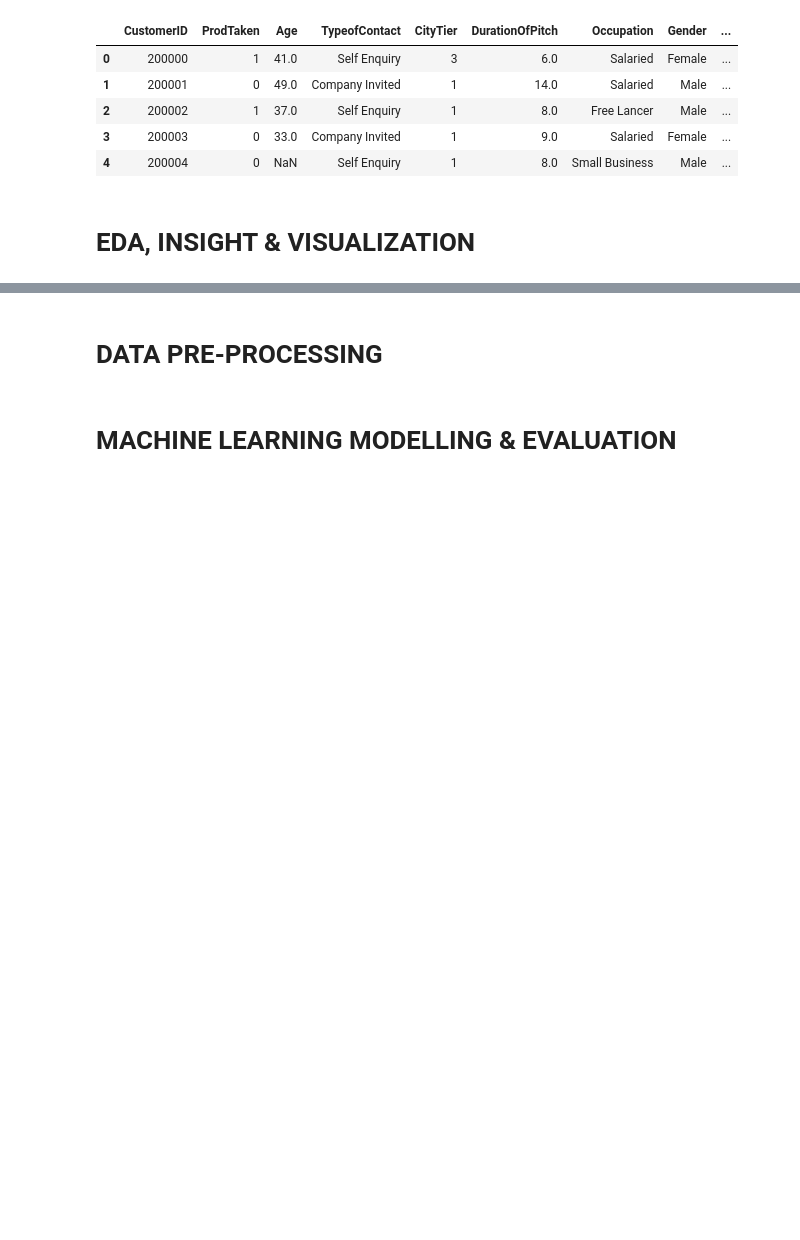
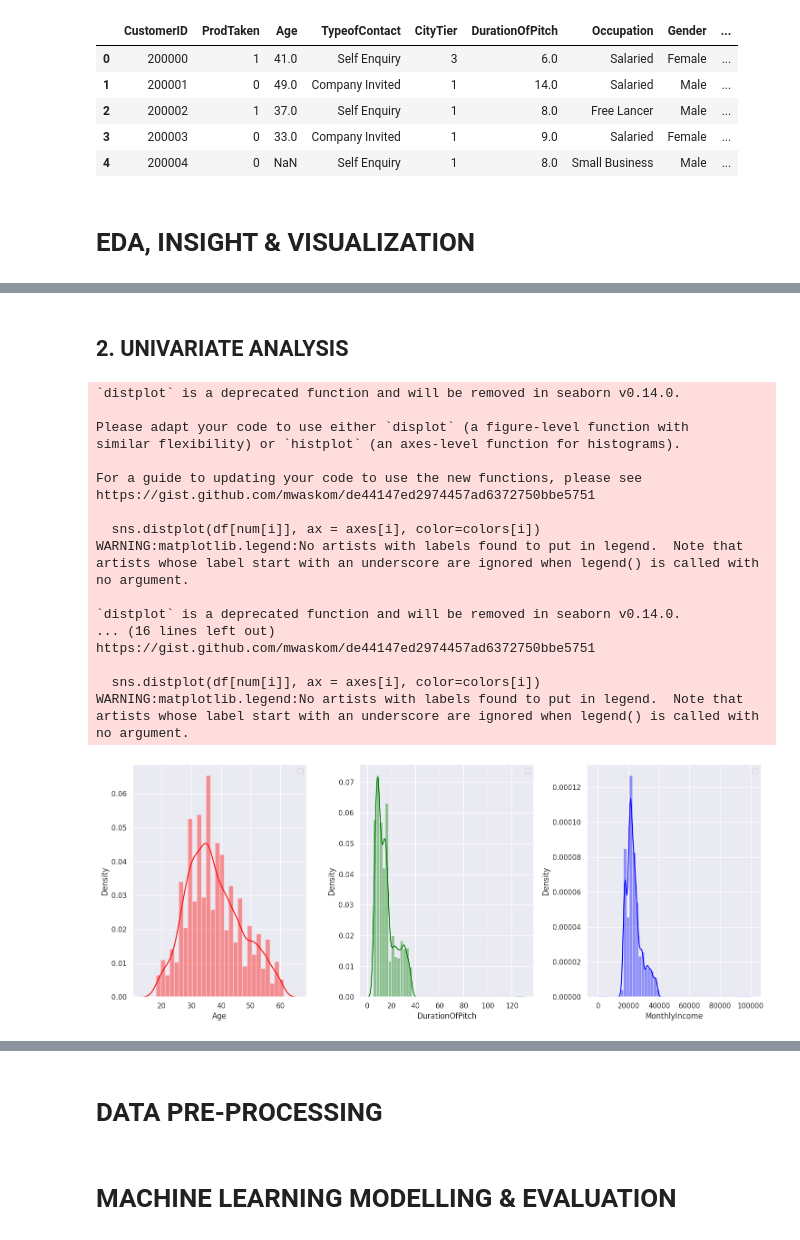
Before and after one commit to JodhiKrisantus/Classification-Holiday-Package-Prediction, a Jupyter notebook: Pandas_Lovers_Holiday_Package_Prediction.ipynb, the cells around one changed output, grey strips where cells are left out. Cells and saved outputs as stored; diff of their text form; code cells hidden in the pictures; blank space fills up the shorter version.

```diff
--- a/Pandas_Lovers_Holiday_Package_Prediction.ipynb
+++ b/Pandas_Lovers_Holiday_Package_Prediction.ipynb
@@ -54,0 +114,3 @@ df.head(5)
+# %%
+for i in categorical:
+    print(df[i].value_counts(), end="\n\n")
@@ -54,0 +135,7 @@ df.head(5)
+# %%
+print("Value count gender :\n\n",df['Gender'].value_counts())
+#Ubah value Fe Male menjadi Female
+new_gender = [ 'Female' if i=='Fe Male' or i=='Female' else 'Male' for i in df['Gender'] ]
+df['Gender']=new_gender
+
+print("\n\nValue count gender : \n", df['Gender'].value_counts())
@@ -54,0 +162,5 @@ df.head(5)
+# %%
+categorical = ['TypeofContact','Occupation','Gender','ProductPitched','MaritalStatus','Designation']
+num         = ['Age','DurationOfPitch','MonthlyIncome']
+diskrit     = ['ProdTaken','CityTier','NumberOfPersonVisiting','NumberOfFollowups','PreferredPropertyStar',
+              'NumberOfTrips','Passport','PitchSatisfactionScore','OwnCar', 'NumberOfChildrenVisiting']
@@ -54,0 +205,33 @@ df.head(5)
+# %% [markdown]
+## **2. UNIVARIATE ANALYSIS**
+# %%
+fig, axes = plt.subplots(1,3, figsize=(15,6))
+
+colors = ['red', 'green', 'blue']
+
+for i in range(len(num)):
+    sns.distplot(df[num[i]], ax = axes[i], color=colors[i])
+    sns.set_theme(style="darkgrid", palette="pastel")
+    axes[i].legend()
+
+plt.tight_layout()
+plt.show()
+# %% [output]
+`distplot` is a deprecated function and will be removed in seaborn v0.14.0.
+
+Please adapt your code to use either `displot` (a figure-level function with
+similar flexibility) or `histplot` (an axes-level function for histograms).
+
+For a guide to updating your code to use the new functions, please see
+https://gist.github.com/mwaskom/de44147ed2974457ad6372750bbe5751
+
+  sns.distplot(df[num[i]], ax = axes[i], color=colors[i])
+WARNING:matplotlib.legend:No artists with labels found to put in legend.  Note that artists whose label start with an underscore are ignored when legend() is called with no argument.
+
+`distplot` is a deprecated function and will be removed in seaborn v0.14.0.
+... (16 lines left out)
+https://gist.github.com/mwaskom/de44147ed2974457ad6372750bbe5751
+
+  sns.distplot(df[num[i]], ax = axes[i], color=colors[i])
+WARNING:matplotlib.legend:No artists with labels found to put in legend.  Note that artists whose label start with an underscore are ignored when legend() is called with no argument.
+[figure, added]
```
Also changed, not shown: parts of 29 cells of this notebook.
